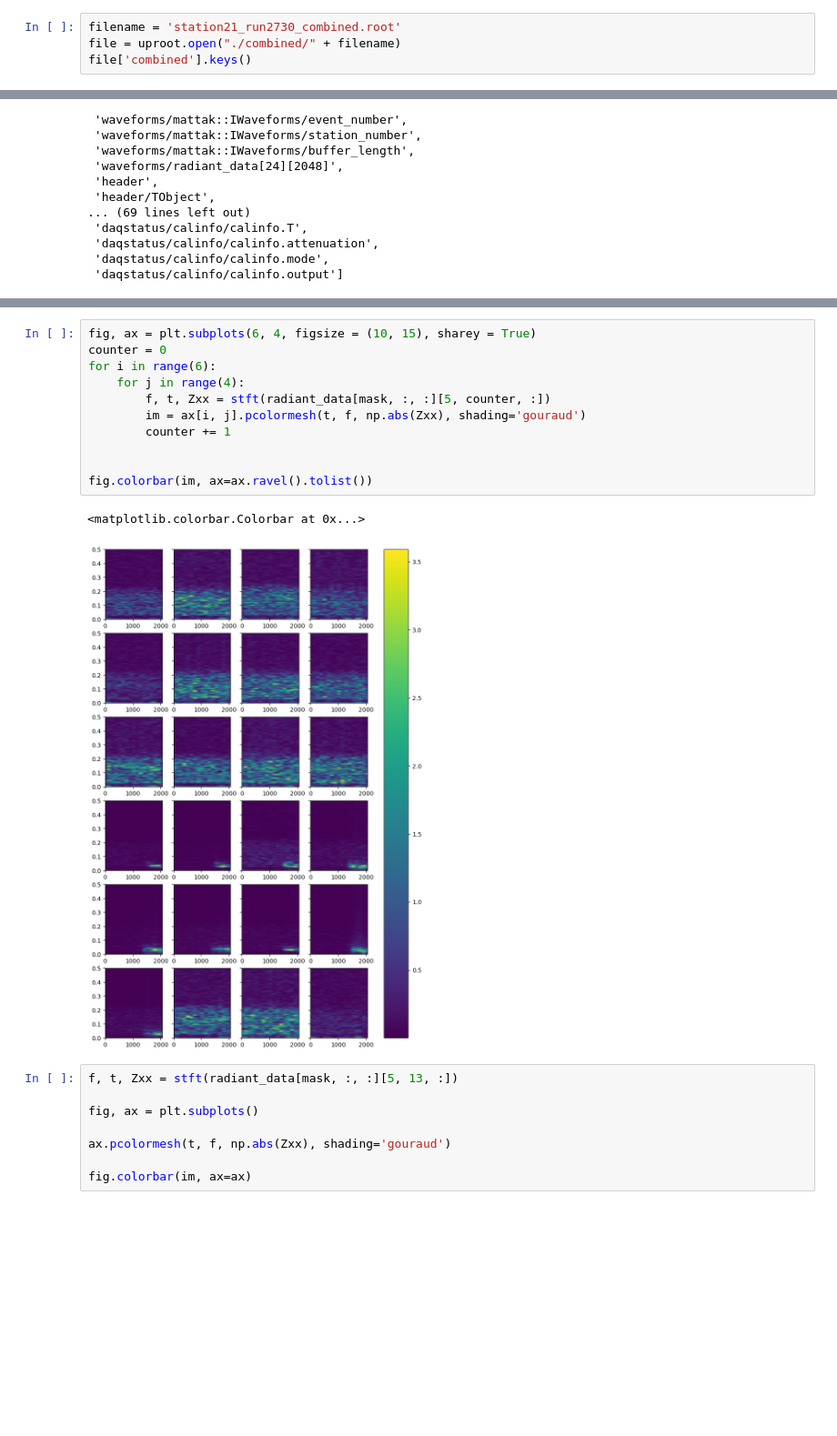
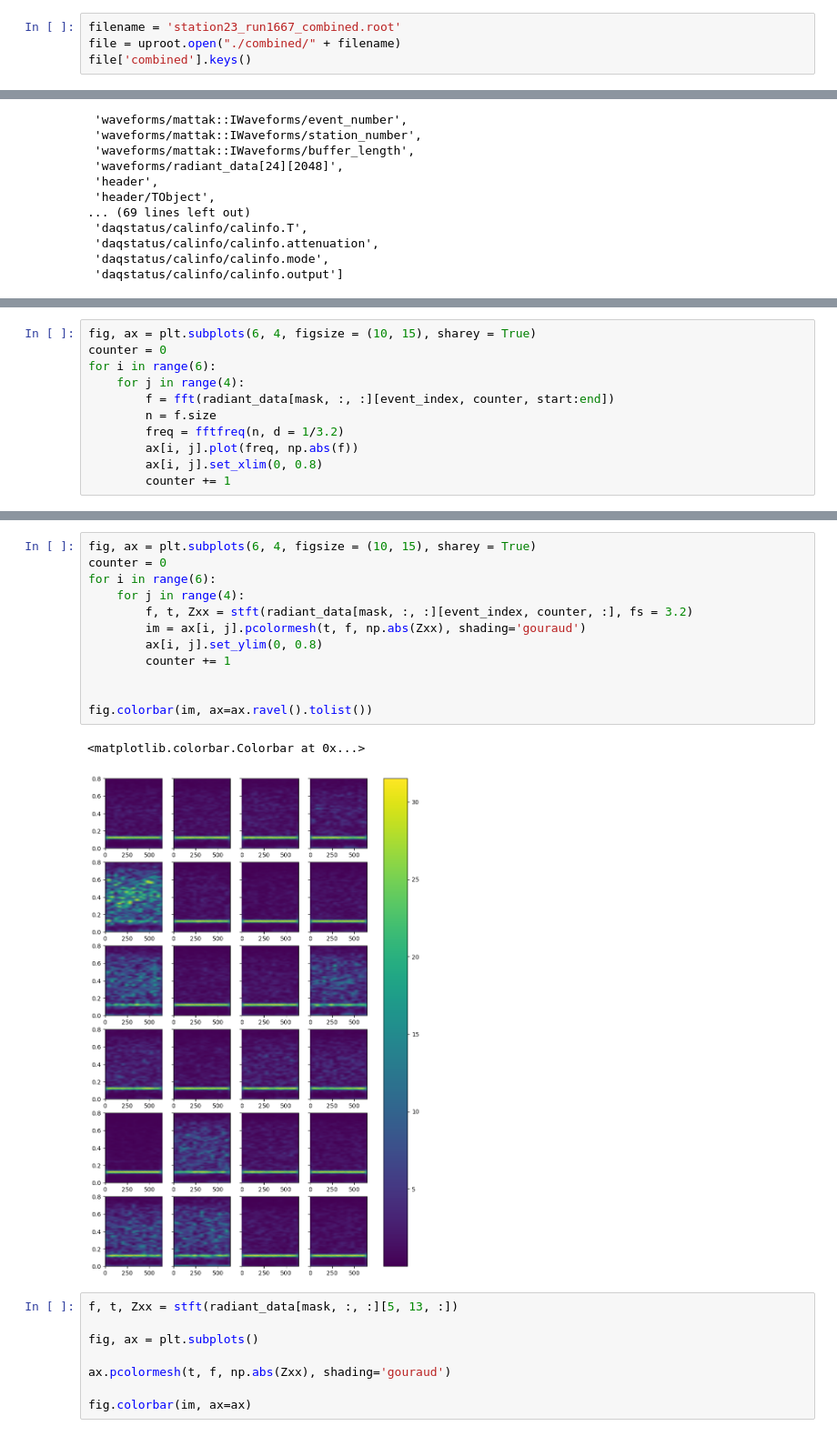
Before and after one commit to OliverSchlemper/Flights, a Jupyter notebook: combined_test copy.ipynb, the cells around one changed output, grey strips where cells are left out. Shown at 91% size. Cells and saved outputs as stored; diff of their text form; blank space fills up the shorter version.

```diff
--- a/combined_test copy.ipynb
+++ b/combined_test copy.ipynb
@@ -18,6 +18,6 @@ from scipy.fft import fft
 from scipy.signal import stft
 # %%
-filename = 'station21_run2730_combined.root'
+filename = 'station23_run1667_combined.root'
 file = uproot.open("./combined/" + filename)
 file['combined'].keys()
 # %% [output]
@@ -69,0 +103,11 @@ for i in range(6):
+# %%
+fig, ax = plt.subplots(6, 4, figsize = (10, 15), sharey = True)
+counter = 0
+for i in range(6):
+    for j in range(4):
+        f = fft(radiant_data[mask, :, :][event_index, counter, start:end])
+        n = f.size
+        freq = fftfreq(n, d = 1/3.2)
+        ax[i, j].plot(freq, np.abs(f))
+        ax[i, j].set_xlim(0, 0.8)
+        counter += 1
@@ -70,17 +116,18 @@ for i in range(6):
 # %%
 fig, ax = plt.subplots(6, 4, figsize = (10, 15), sharey = True)
 counter = 0
 for i in range(6):
     for j in range(4):
-        f, t, Zxx = stft(radiant_data[mask, :, :][5, counter, :])
+        f, t, Zxx = stft(radiant_data[mask, :, :][event_index, counter, :], fs = 3.2)
         im = ax[i, j].pcolormesh(t, f, np.abs(Zxx), shading='gouraud')
+        ax[i, j].set_ylim(0, 0.8)
         counter += 1
 
 
 fig.colorbar(im, ax=ax.ravel().tolist())
 # %% [output]
 <matplotlib.colorbar.Colorbar at 0x...>
-[figure, old version]
+[figure, new version]
 # %%
 f, t, Zxx = stft(radiant_data[mask, :, :][5, 13, :])
 
```
Also changed, not shown: parts of 3 cells of this notebook, 40 other files.
